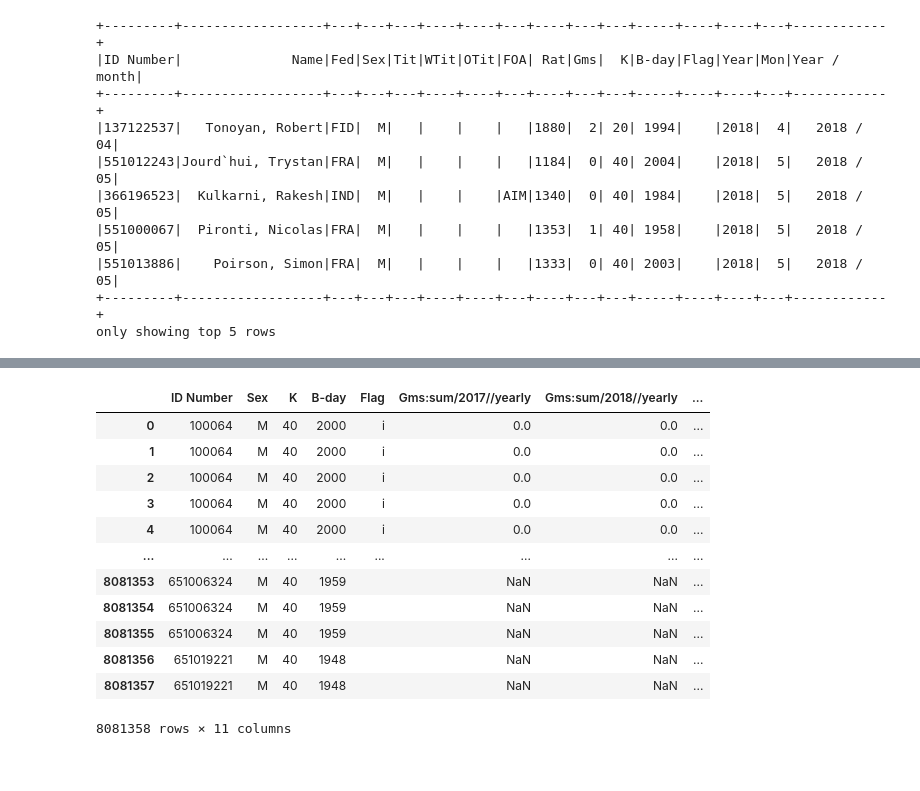
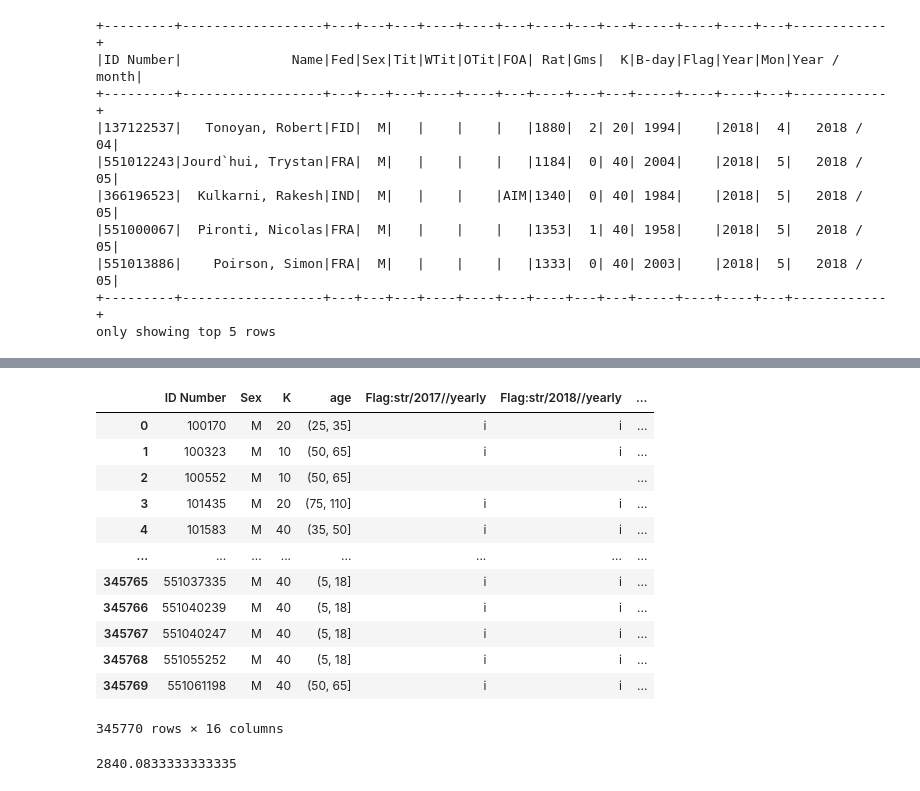
Before and after one commit to gabikadlecova/ds_report, a Jupyter notebook: spark_draft.ipynb, the cells around one changed output, grey strips where cells are left out. Saved outputs shown, nothing was run; the diff lists cells and outputs as text; code cells hidden in the pictures.

```diff
--- a/spark_draft.ipynb
+++ b/spark_draft.ipynb
@@ -301,16 +236,0 @@ spark.stop()
-# %%
-pdf
-# %% [output]
-|  | ID Number | Sex | K | B-day | Flag | Gms:sum/2017//yearly | Gms:sum/2018//yearly | ... |
-| 0 | 100064 | M | 40 | 2000 | i | 0.0 | 0.0 | ... |
-| 1 | 100064 | M | 40 | 2000 | i | 0.0 | 0.0 | ... |
-| 2 | 100064 | M | 40 | 2000 | i | 0.0 | 0.0 | ... |
-| 3 | 100064 | M | 40 | 2000 | i | 0.0 | 0.0 | ... |
-| 4 | 100064 | M | 40 | 2000 | i | 0.0 | 0.0 | ... |
-| ... | ... | ... | ... | ... | ... | ... | ... | ... |
-| 8081353 | 651006324 | M | 40 | 1959 |  | NaN | NaN | ... |
-| 8081354 | 651006324 | M | 40 | 1959 |  | NaN | NaN | ... |
-| 8081355 | 651006324 | M | 40 | 1959 |  | NaN | NaN | ... |
-| 8081356 | 651019221 | M | 40 | 1948 |  | NaN | NaN | ... |
-| 8081357 | 651019221 | M | 40 | 1948 |  | NaN | NaN | ... |
-8081358 rows × 11 columns
@@ -323,0 +237,10 @@ pdf
+# %%
+for c in pdf.columns:
+    if 'Flag' in c:
+        pdf[c] = pdf[c].fillna('i')
+    else:
+        pdf[c] = pdf[c].fillna(0)
+# %%
+from model_utils import x_y_split
+
+xorig, yorig = x_y_split(pdf, last_year='2019')
@@ -323,0 +251,16 @@ pdf
+# %%
+xorig
+# %% [output]
+|  | ID Number | Sex | K | age | Flag:str/2017//yearly | Flag:str/2018//yearly | ... |
+| 0 | 100170 | M | 20 | (25, 35] | i | i | ... |
+| 1 | 100323 | M | 10 | (50, 65] | i | i | ... |
+| 2 | 100552 | M | 10 | (50, 65] |  |  | ... |
+| 3 | 101435 | M | 20 | (75, 110] | i | i | ... |
+| 4 | 101583 | M | 40 | (35, 50] | i | i | ... |
+| ... | ... | ... | ... | ... | ... | ... | ... |
+| 345765 | 551037335 | M | 40 | (5, 18] | i | i | ... |
+| 345766 | 551040239 | M | 40 | (5, 18] | i | i | ... |
+| 345767 | 551040247 | M | 40 | (5, 18] | i | i | ... |
+| 345768 | 551055252 | M | 40 | (5, 18] | i | i | ... |
+| 345769 | 551061198 | M | 40 | (50, 65] | i | i | ... |
+345770 rows × 16 columns
@@ -323,0 +279,4 @@ pdf
+# %%
+xdata.max()
+# %% [output]
+2840.0833333333335
```
Also changed, not shown: parts of 32 cells of this notebook, 3 other files.
